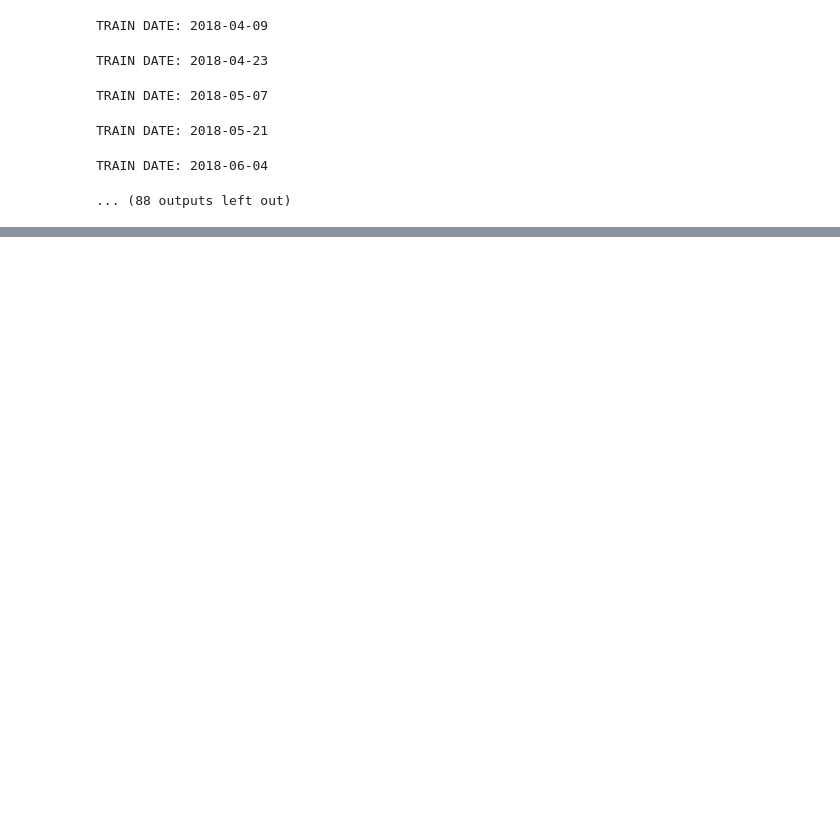
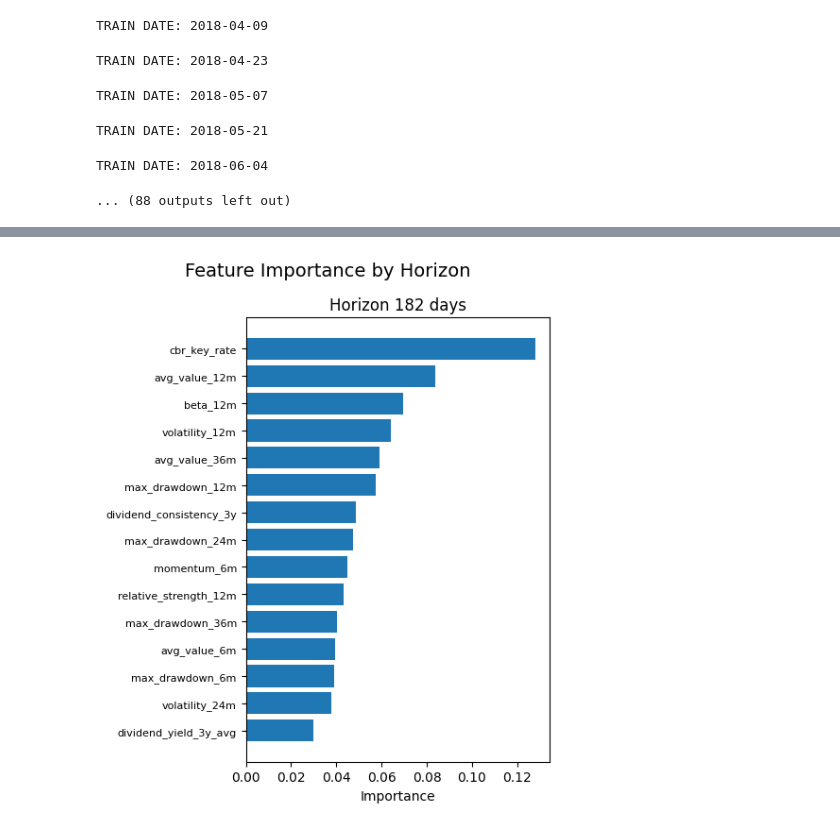
Before and after one commit to Aleliya/BiznesDengi, a Jupyter notebook: old_model.ipynb, the cells around one changed output, grey strips where cells are left out. Cells and saved outputs as stored; diff of their text form; code cells hidden in the pictures; blank space fills up the shorter version.

Commit message:
feat: add model information

```diff
--- a/old_model.ipynb
+++ b/old_model.ipynb
@@ -578,0 +917,85 @@ TRAIN DATE: 2018-06-04
+# %%
+import pickle
+import joblib
+import matplotlib.pyplot as plt
+import numpy as np
+
+def load_model_and_visualize(model_path="ensemble_180.pkl", feature_cols=None):
+    print(f"Loading model from {model_path}...")
+    orchestrator = joblib.load(model_path)
+    print("Model loaded successfully!")
+
+    if feature_cols is None:
+        feature_cols = [
+            "momentum_6m", "momentum_12m", "momentum_24m", "momentum_36m",
+            "volatility_6m", "volatility_12m", "volatility_24m", "volatility_36m",
+            "max_drawdown_6m", "max_drawdown_12m", "max_drawdown_24m", "max_drawdown_36m",
+            "avg_value_6m", "avg_value_12m", "avg_value_36m",
+            "dividend_yield_12m", "dividend_yield_3y_avg", "dividend_consistency_3y",
+            "relative_strength_12m", "excess_return_6m", "beta_12m",
+            "log_issuesize", "cbr_key_rate"
+        ]
+
+    visualize_model(orchestrator, feature_cols)
+
+    return orchestrator
+
+def visualize_model(orchestrator, feature_cols):
+    n_models = len(orchestrator.horizons)
+    fig, axes = plt.subplots(1, n_models, figsize=(5*n_models, 6))
+
+    if n_models == 1:
+        axes = [axes]
+
+    for idx, horizon in enumerate(orchestrator.horizons):
+        model = orchestrator.models[horizon].model
+        importance = model.feature_importances_
+
+        sorted_idx = np.argsort(importance)[::-1][:15]
+        sorted_importance = importance[sorted_idx]
+        sorted_features = [feature_cols[i] for i in sorted_idx]
+
+        axes[idx].barh(range(len(sorted_idx)), sorted_importance[::-1])
+        axes[idx].set_yticks(range(len(sorted_idx)))
+        axes[idx].set_yticklabels(sorted_features[::-1], fontsize=8)
+        axes[idx].set_xlabel('Importance')
+        axes[idx].set_title(f'Horizon {horizon} days')
+
+    plt.suptitle('Feature Importance by Horizon', fontsize=14)
+    plt.tight_layout()
+    plt.show()
+
+    weights = orchestrator._compute_weights()
+
+    plt.figure(figsize=(8, 6))
+    horizons_str = [f'{h} days' for h in orchestrator.horizons]
+    colors = plt.cm.viridis(np.linspace(0, 1, len(horizons_str)))
+
+    bars = plt.bar(horizons_str, weights.values(), color=colors)
+    plt.ylabel('Weight')
+    plt.title('Ensemble Model Weights')
+
+    for bar, weight in zip(bars, weights.values()):
+        plt.text(bar.get_x() + bar.get_width()/2, bar.get_height() + 0.01,
+                f'{weight:.3f}', ha='center', va='bottom')
+
+    plt.ylim(0, max(weights.values()) + 0.1)
+    plt.tight_layout()
+    plt.show()
+
+    print("\n" + "="*50)
+    print("MODEL INFORMATION")
+    print("="*50)
+    print(f"Horizons: {orchestrator.horizons}")
+    print(f"\nLast errors for each horizon:")
+    for h in orchestrator.horizons:
+        if orchestrator.errors[h]:
+            print(f"  Horizon {h}: {orchestrator.errors[h][-1]:.6f}")
+
+    print(f"\nEnsemble weights:")
+    for h, w in weights.items():
+        print(f"  Horizon {h}: {w:.4f}")
+
+if __name__ == "__main__":
+    orchestrator = load_model_and_visualize("ensemble_180.pkl")
+# %% [output]
@@ -578,0 +1004 @@ TRAIN DATE: 2018-06-04
+[figure, added]
```
Also changed, not shown: parts of 2 cells of this notebook, 1 other file.
